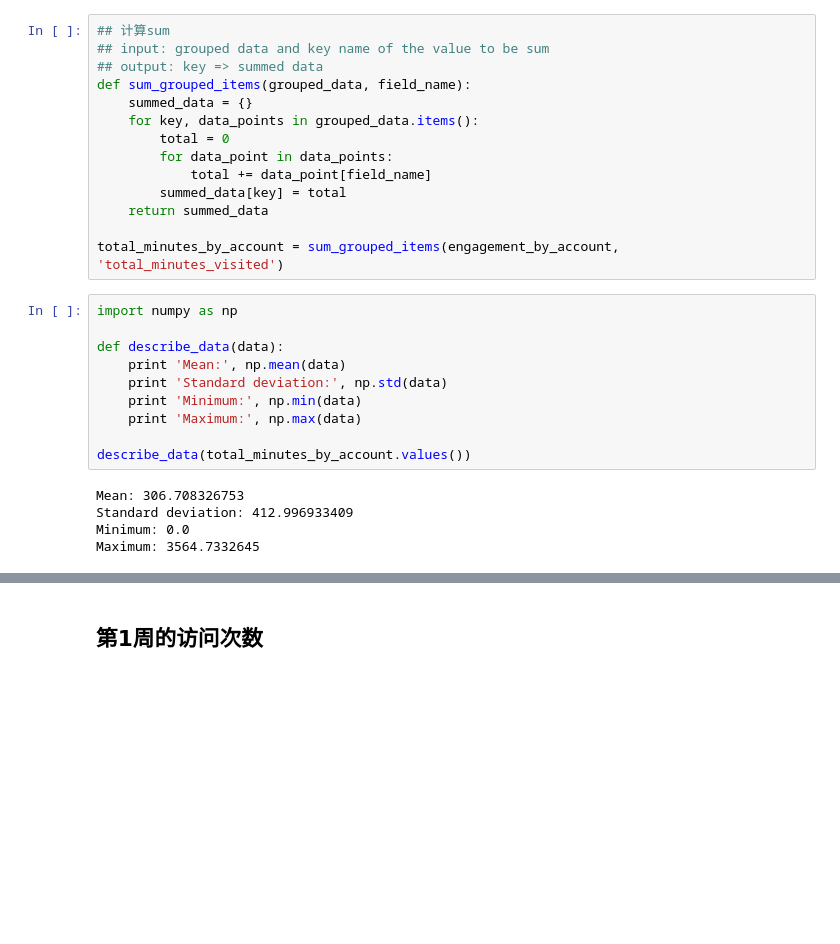
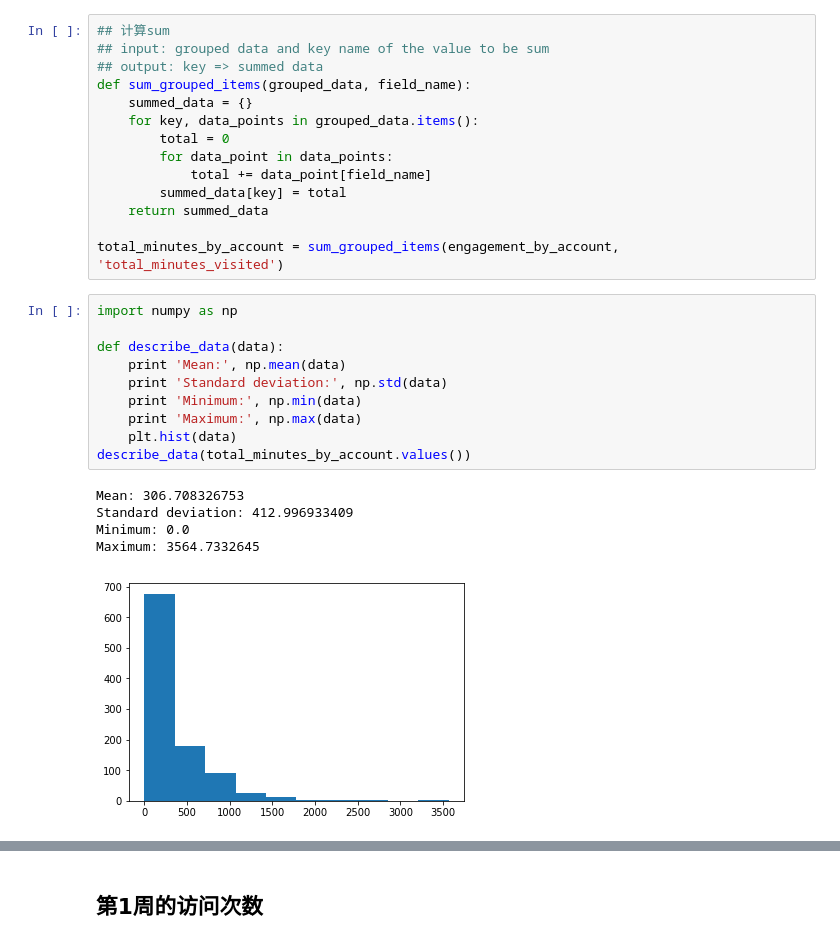
Before and after one commit to NaughtyFlame/Ud_ML, a Jupyter notebook: data_analyze/l1-starter-code-zh-cn.ipynb, the cells around one changed output, grey strips where cells are left out. Saved outputs shown, nothing was run; the diff lists cells and outputs as text; blank space fills up the shorter version.

```diff
--- a/data_analyze/l1-starter-code-zh-cn.ipynb
+++ b/data_analyze/l1-starter-code-zh-cn.ipynb
@@ -391,18 +391,19 @@ total_minutes_by_account = sum_grouped_items(engagement_by_account, 'total_minut
 # %%
 import numpy as np
 
 def describe_data(data):
     print 'Mean:', np.mean(data)
     print 'Standard deviation:', np.std(data)
     print 'Minimum:', np.min(data)
     print 'Maximum:', np.max(data)
-
+    plt.hist(data)
 describe_data(total_minutes_by_account.values())
 # %% [output]
 Mean: 306.708326753
 Standard deviation: 412.996933409
 Minimum: 0.0
 Maximum: 3564.7332645
+[figure, added]
 # %%
 lessons_completed_by_account = sum_grouped_items(engagement_by_account,
                                                  'lessons_completed')
```
Also changed, not shown: parts of 13 cells of this notebook.
